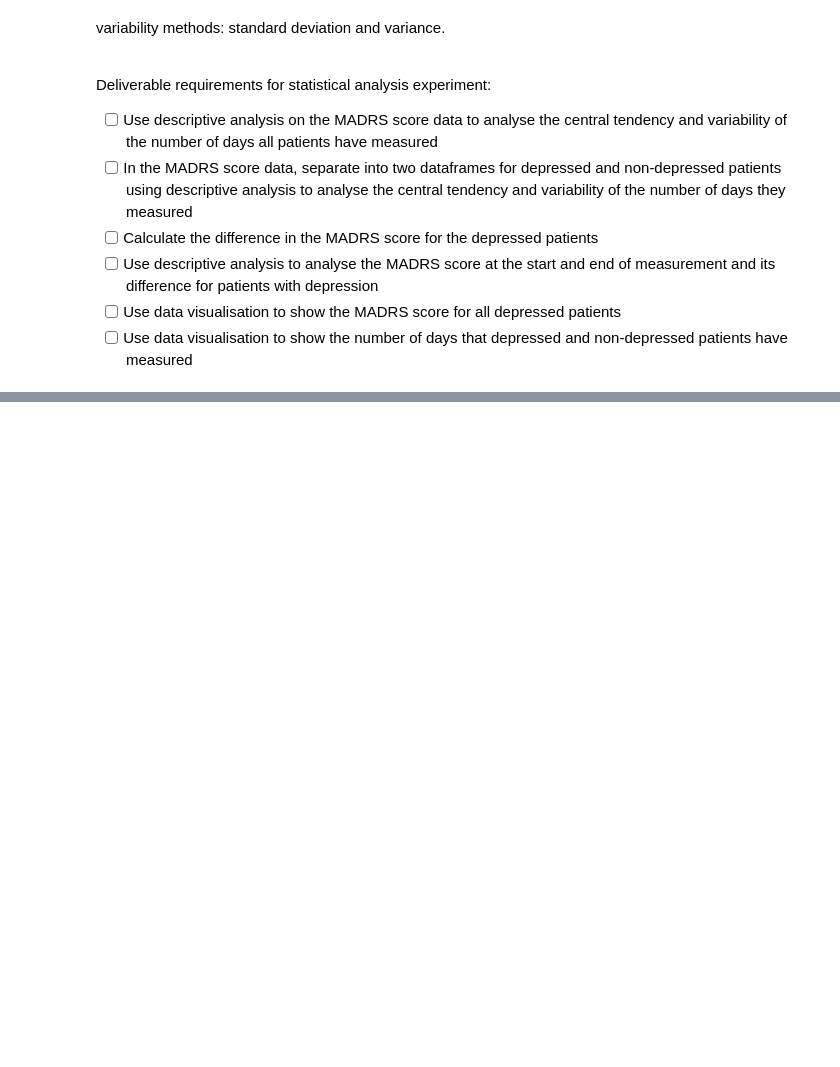
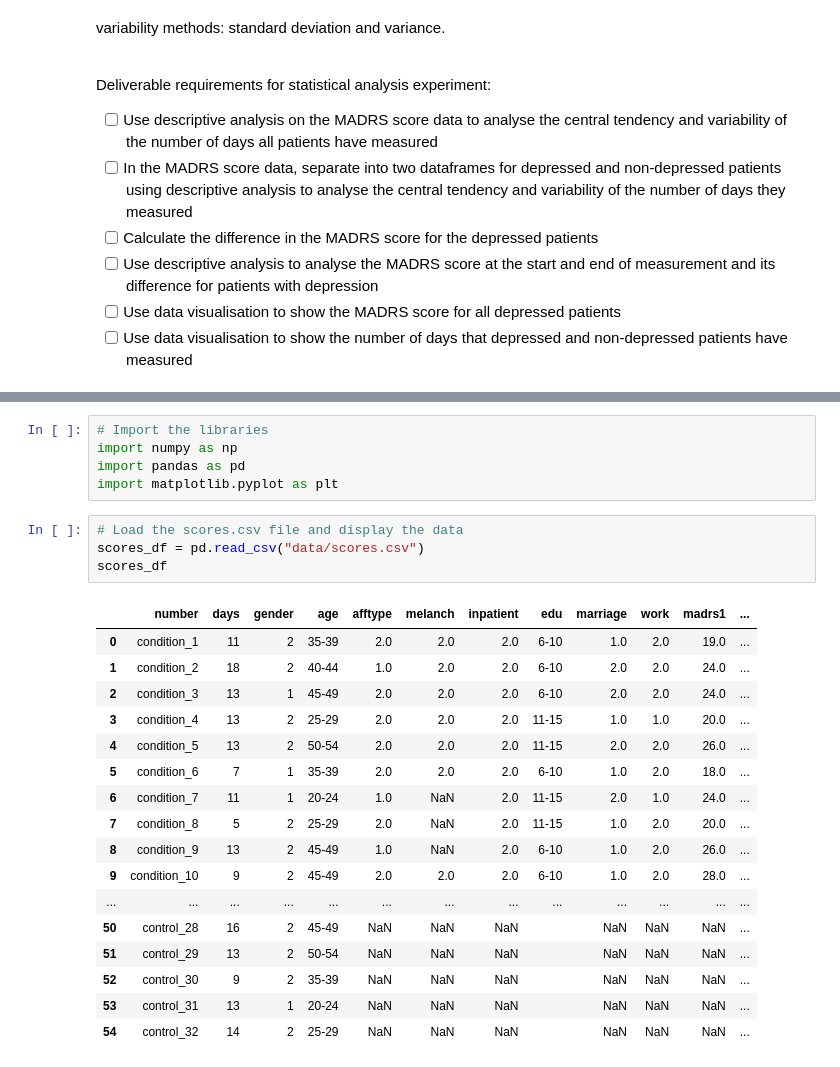
Before and after one commit to KADev2022/CS3IP, a Jupyter notebook: Statistical Analysis Experiment for Depression.ipynb, the cells around one changed output, grey strips where cells are left out. Drawn from its saved outputs; the diff is of its cells as text; blank space fills up the shorter version.

Commit message:
Loaded the scores.csv DataFrame

```diff
--- a/Statistical Analysis Experiment for Depression.ipynb
+++ b/Statistical Analysis Experiment for Depression.ipynb
@@ -14,0 +19,27 @@ Deliverable requirements for statistical analysis experiment:
+# %%
+# Import the libraries
+import numpy as np
+import pandas as pd
+import matplotlib.pyplot as plt
+# %%
+# Load the scores.csv file and display the data
+scores_df = pd.read_csv("data/scores.csv")
+scores_df
+# %% [output]
+|  | number | days | gender | age | afftype | melanch | inpatient | edu | marriage | work | madrs1 | ... |
+| 0 | condition_1 | 11 | 2 | 35-39 | 2.0 | 2.0 | 2.0 | 6-10 | 1.0 | 2.0 | 19.0 | ... |
+| 1 | condition_2 | 18 | 2 | 40-44 | 1.0 | 2.0 | 2.0 | 6-10 | 2.0 | 2.0 | 24.0 | ... |
+| 2 | condition_3 | 13 | 1 | 45-49 | 2.0 | 2.0 | 2.0 | 6-10 | 2.0 | 2.0 | 24.0 | ... |
+| 3 | condition_4 | 13 | 2 | 25-29 | 2.0 | 2.0 | 2.0 | 11-15 | 1.0 | 1.0 | 20.0 | ... |
+| 4 | condition_5 | 13 | 2 | 50-54 | 2.0 | 2.0 | 2.0 | 11-15 | 2.0 | 2.0 | 26.0 | ... |
+| 5 | condition_6 | 7 | 1 | 35-39 | 2.0 | 2.0 | 2.0 | 6-10 | 1.0 | 2.0 | 18.0 | ... |
+| 6 | condition_7 | 11 | 1 | 20-24 | 1.0 | NaN | 2.0 | 11-15 | 2.0 | 1.0 | 24.0 | ... |
+| 7 | condition_8 | 5 | 2 | 25-29 | 2.0 | NaN | 2.0 | 11-15 | 1.0 | 2.0 | 20.0 | ... |
+| 8 | condition_9 | 13 | 2 | 45-49 | 1.0 | NaN | 2.0 | 6-10 | 1.0 | 2.0 | 26.0 | ... |
+| 9 | condition_10 | 9 | 2 | 45-49 | 2.0 | 2.0 | 2.0 | 6-10 | 1.0 | 2.0 | 28.0 | ... |
+| ... | ... | ... | ... | ... | ... | ... | ... | ... | ... | ... | ... | ... |
+| 50 | control_28 | 16 | 2 | 45-49 | NaN | NaN | NaN |  | NaN | NaN | NaN | ... |
+| 51 | control_29 | 13 | 2 | 50-54 | NaN | NaN | NaN |  | NaN | NaN | NaN | ... |
+| 52 | control_30 | 9 | 2 | 35-39 | NaN | NaN | NaN |  | NaN | NaN | NaN | ... |
+| 53 | control_31 | 13 | 1 | 20-24 | NaN | NaN | NaN |  | NaN | NaN | NaN | ... |
+| 54 | control_32 | 14 | 2 | 25-29 | NaN | NaN | NaN |  | NaN | NaN | NaN | ... |
```
Also changed, not shown: parts of 6 cells of this notebook.
